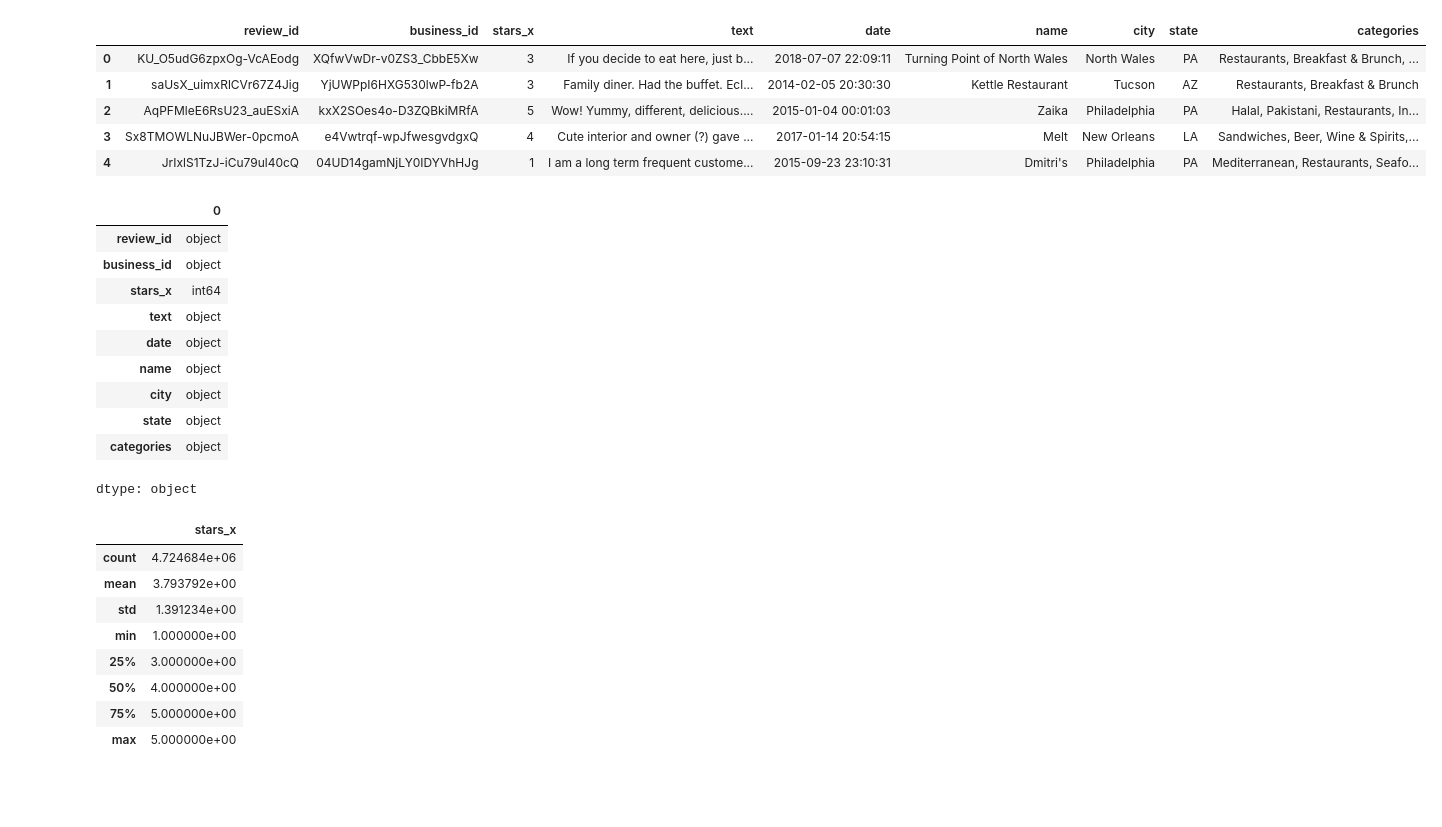
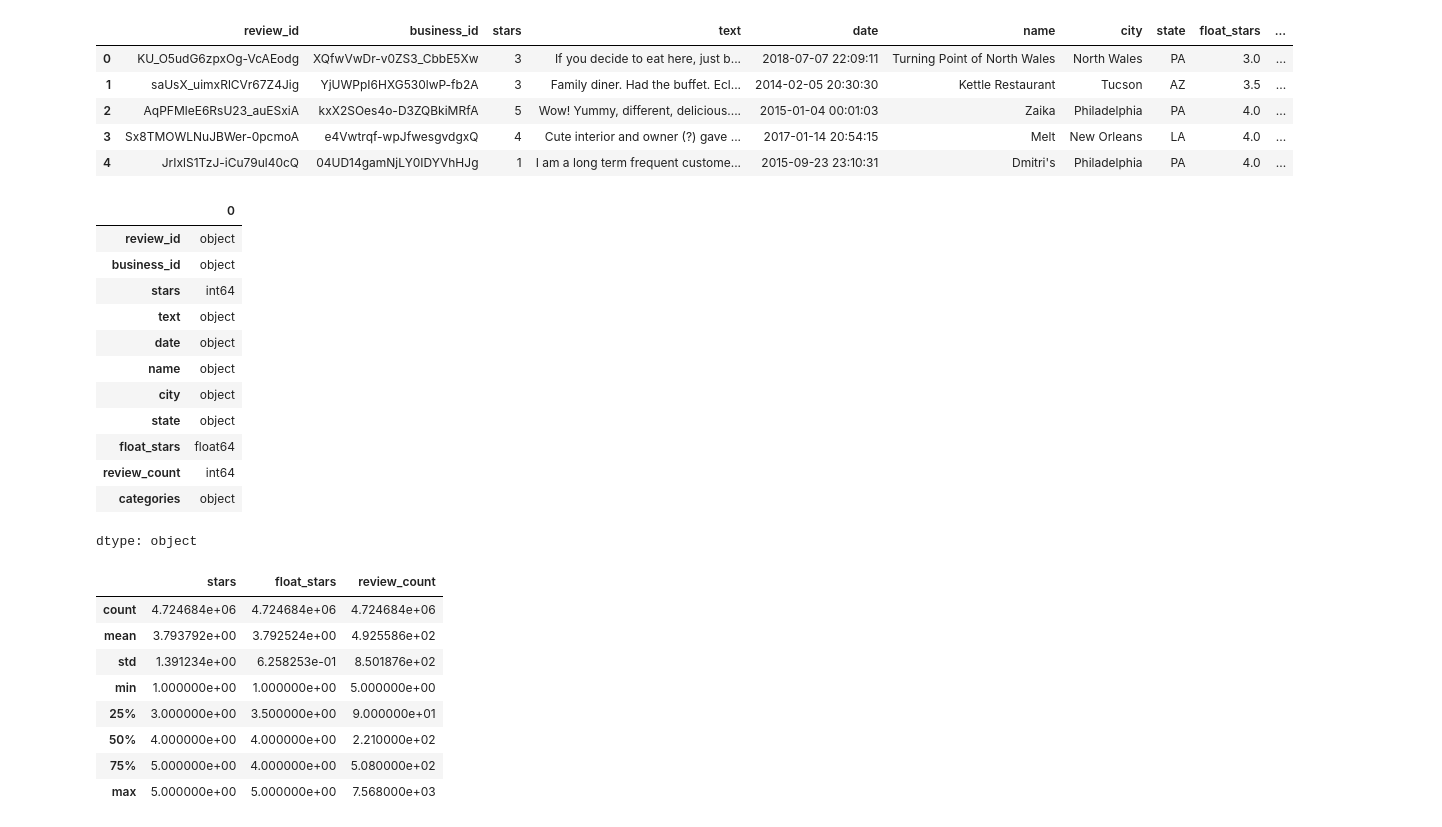
Before and after one commit to GbemisolaAyejuni/CIND820-Big-Data-Analytics-Project, a Jupyter notebook: Data_Description.ipynb, the cells around one changed output. Cells and saved outputs as stored; diff of their text form; code cells hidden in the pictures; blank space fills up the shorter version.

```diff
--- a/Data_Description.ipynb
+++ b/Data_Description.ipynb
@@ -48,41 +34,44 @@ yelp_data.head()
 | 3 | Sx8TMOWLNuJBWer-0pcmoA | bcjbaE6dDog4jkNY91ncLQ | e4Vwtrqf-wpJfwesgvdgxQ | 4 | Cute interior and owner (?) gave ... | 2017-01-14 20:54:15 | Melt | New Orleans | LA | 4.0 | ... |
 | 4 | JrIxlS1TzJ-iCu79ul40cQ | eUta8W_HdHMXPzLBBZhL1A | 04UD14gamNjLY0IDYVhHJg | 1 | I am a long term frequent custome... | 2015-09-23 23:10:31 | Dmitri's | Philadelphia | PA | 4.0 | ... |
 # %%
-yelp_data = yelp_data.drop(['user_id', 'stars_y', 'review_count'], axis=1)
+yelp_data = yelp_data.rename(columns={"stars_y": "float_stars", "stars_x": "stars"})
+yelp_data = yelp_data.drop(['user_id'], axis=1)
 yelp_data.head()
 # %% [output]
-|  | review_id | business_id | stars_x | text | date | name | city | state | categories |
-| 0 | KU_O5udG6zpxOg-VcAEodg | XQfwVwDr-v0ZS3_CbbE5Xw | 3 | If you decide to eat here, just b... | 2018-07-07 22:09:11 | Turning Point of North Wales | North Wales | PA | Restaurants, Breakfast & Brunch, ... |
-| 1 | saUsX_uimxRlCVr67Z4Jig | YjUWPpI6HXG530lwP-fb2A | 3 | Family diner. Had the buffet. Ecl... | 2014-02-05 20:30:30 | Kettle Restaurant | Tucson | AZ | Restaurants, Breakfast & Brunch |
-| 2 | AqPFMleE6RsU23_auESxiA | kxX2SOes4o-D3ZQBkiMRfA | 5 | Wow! Yummy, different, delicious.... | 2015-01-04 00:01:03 | Zaika | Philadelphia | PA | Halal, Pakistani, Restaurants, In... |
-| 3 | Sx8TMOWLNuJBWer-0pcmoA | e4Vwtrqf-wpJfwesgvdgxQ | 4 | Cute interior and owner (?) gave ... | 2017-01-14 20:54:15 | Melt | New Orleans | LA | Sandwiches, Beer, Wine & Spirits,... |
-| 4 | JrIxlS1TzJ-iCu79ul40cQ | 04UD14gamNjLY0IDYVhHJg | 1 | I am a long term frequent custome... | 2015-09-23 23:10:31 | Dmitri's | Philadelphia | PA | Mediterranean, Restaurants, Seafo... |
+|  | review_id | business_id | stars | text | date | name | city | state | float_stars | ... |
+| 0 | KU_O5udG6zpxOg-VcAEodg | XQfwVwDr-v0ZS3_CbbE5Xw | 3 | If you decide to eat here, just b... | 2018-07-07 22:09:11 | Turning Point of North Wales | North Wales | PA | 3.0 | ... |
+| 1 | saUsX_uimxRlCVr67Z4Jig | YjUWPpI6HXG530lwP-fb2A | 3 | Family diner. Had the buffet. Ecl... | 2014-02-05 20:30:30 | Kettle Restaurant | Tucson | AZ | 3.5 | ... |
+| 2 | AqPFMleE6RsU23_auESxiA | kxX2SOes4o-D3ZQBkiMRfA | 5 | Wow! Yummy, different, delicious.... | 2015-01-04 00:01:03 | Zaika | Philadelphia | PA | 4.0 | ... |
+| 3 | Sx8TMOWLNuJBWer-0pcmoA | e4Vwtrqf-wpJfwesgvdgxQ | 4 | Cute interior and owner (?) gave ... | 2017-01-14 20:54:15 | Melt | New Orleans | LA | 4.0 | ... |
+| 4 | JrIxlS1TzJ-iCu79ul40cQ | 04UD14gamNjLY0IDYVhHJg | 1 | I am a long term frequent custome... | 2015-09-23 23:10:31 | Dmitri's | Philadelphia | PA | 4.0 | ... |
 # %%
 yelp_data.dtypes
 # %% [output]
 |  | 0 |
 | review_id | object |
 | business_id | object |
-| stars_x | int64 |
+| stars | int64 |
 | text | object |
 | date | object |
 | name | object |
 | city | object |
 | state | object |
+| float_stars | float64 |
+| review_count | int64 |
 | categories | object |
 dtype: object
 # %%
 yelp_data.describe()
 # %% [output]
-|  | stars_x |
-| count | 4.724684e+06 |
-| mean | 3.793792e+00 |
-| std | 1.391234e+00 |
-| min | 1.000000e+00 |
-| 25% | 3.000000e+00 |
-| 50% | 4.000000e+00 |
-| 75% | 5.000000e+00 |
-| max | 5.000000e+00 |
+|  | stars | float_stars | review_count |
+| count | 4.724684e+06 | 4.724684e+06 | 4.724684e+06 |
+| mean | 3.793792e+00 | 3.792524e+00 | 4.925586e+02 |
+| std | 1.391234e+00 | 6.258253e-01 | 8.501876e+02 |
+| min | 1.000000e+00 | 1.000000e+00 | 5.000000e+00 |
+| 25% | 3.000000e+00 | 3.500000e+00 | 9.000000e+01 |
+| 50% | 4.000000e+00 | 4.000000e+00 | 2.210000e+02 |
+| 75% | 5.000000e+00 | 4.000000e+00 | 5.080000e+02 |
+| max | 5.000000e+00 | 5.000000e+00 | 7.568000e+03 |
 # %%
 yelp_data.info()
 # %% [output]
```
Also changed, not shown: parts of 8 cells of this notebook.
